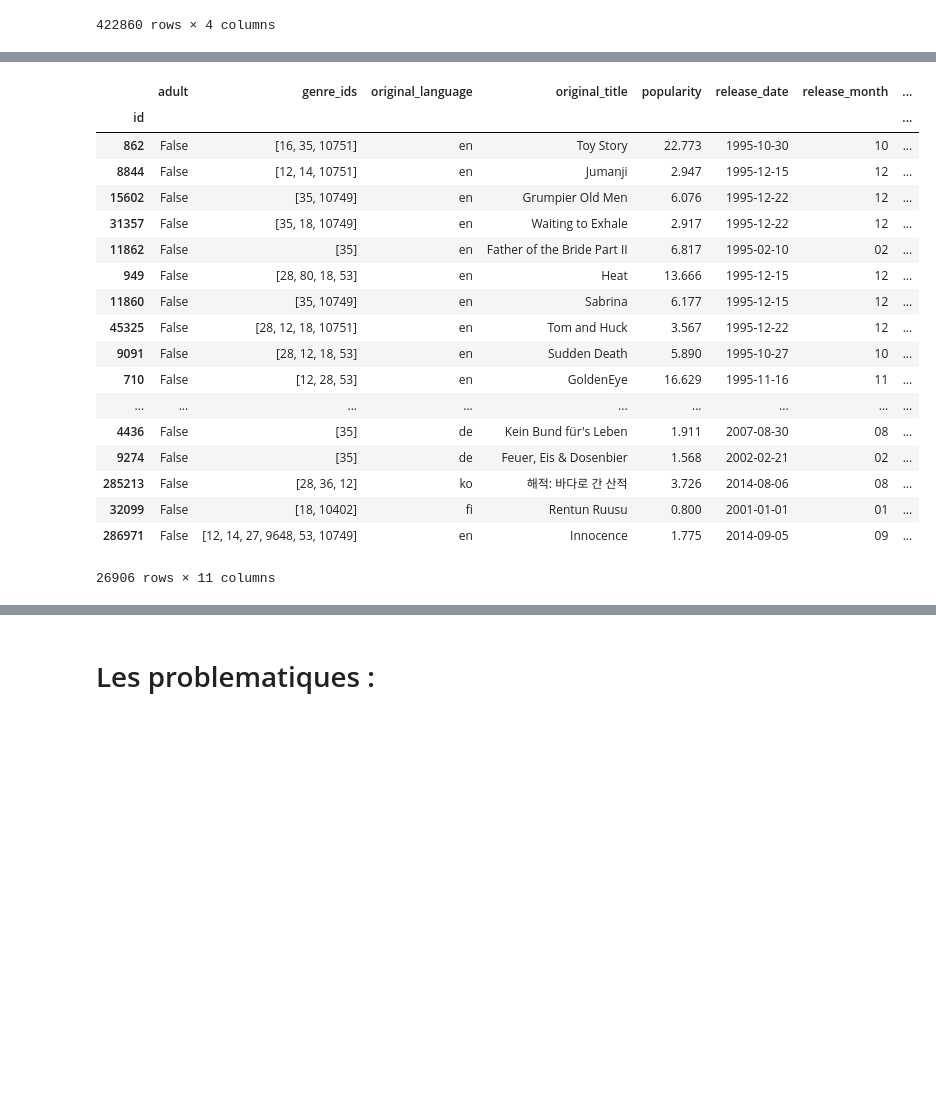
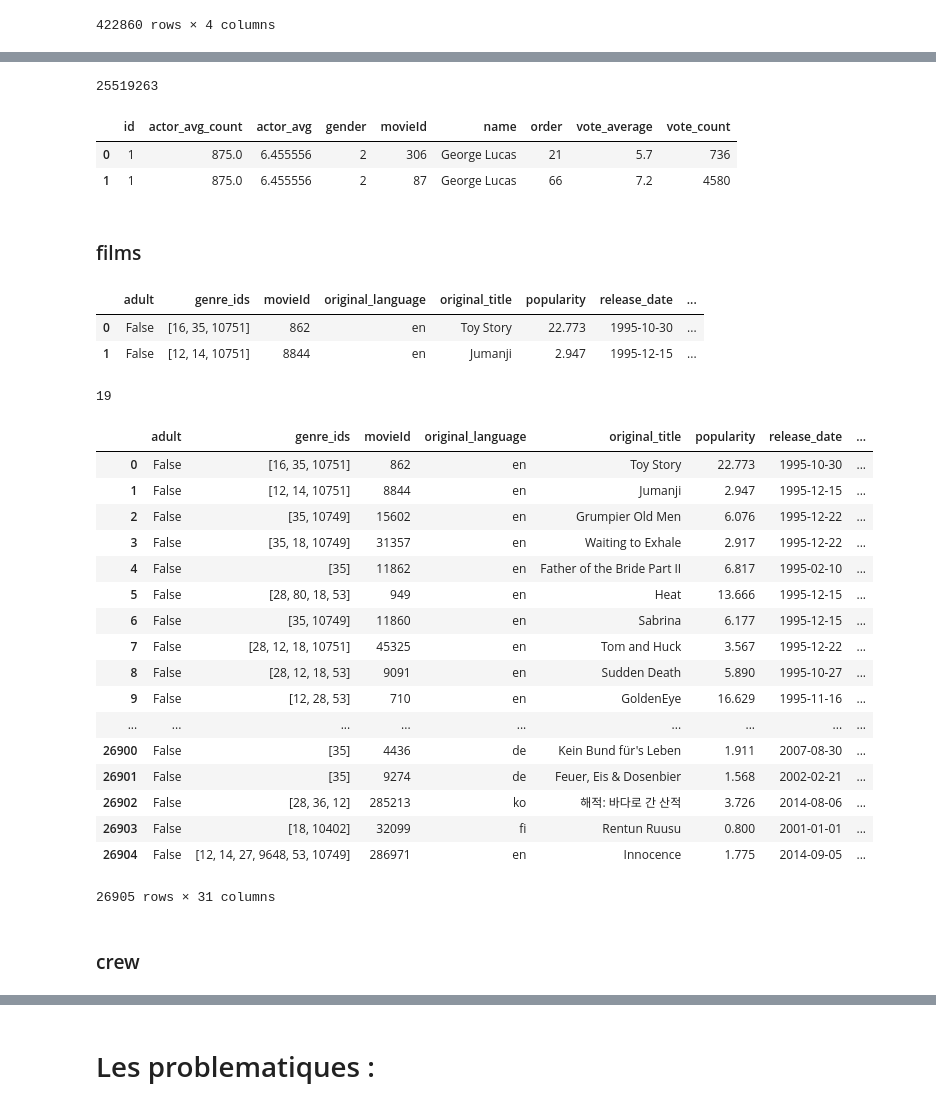
Before and after one commit to chekirou/Machine-learning-on-IMDB, a Jupyter notebook: projet.ipynb, the cells around one changed output, grey strips where cells are left out. Drawn from its saved outputs; the diff is of its cells as text; code cells hidden in the pictures; blank space fills up the shorter version.

```diff
--- a/projet.ipynb
+++ b/projet.ipynb
@@ -92,0 +174,4 @@ data_movies_clean.head(2)
+# %%
+for i in liste_att:
+    if i!="movieId" and pd.api.types.is_numeric_dtype(data_movies_clean[i]):
+        data_movies_clean[i] = normalisation(data_movies_clean[i])
@@ -151,0 +269,5 @@ x[0]
+# %%
+fichier = open("data/clean_actors.csv", "w", encoding="utf-8")
+fichier.write(actors.to_csv(index=False))
+# %% [output]
+25519263
@@ -152,3 +276,11 @@ x[0]
+# %%
+actors_clean.head(2)
+# %% [output]
+|  | id | actor_avg_count | actor_avg | gender | movieId | name | order | vote_average | vote_count |
+| 0 | 1 | 875.0 | 6.455556 | 2 | 306 | George Lucas | 21 | 5.7 | 736 |
+| 1 | 1 | 875.0 | 6.455556 | 2 | 87 | George Lucas | 66 | 7.2 | 4580 |
+# %% [markdown]
+### films
 # %%
 delete = []
 for i in range(len(x)):
@@ -168,25 +300,45 @@ movies = movies.drop("backdrop_path", axis=1)
 movies = movies.drop("overview", axis=1)
 movies = movies.drop("poster_path", axis=1)
 movies = movies.drop("video", axis=1)
+movies.rename(columns={'id':'movieId'},
+                 inplace=True)
+# %%
+
+movies.head(2)
+# %% [output]
+|  | adult | genre_ids | movieId | original_language | original_title | popularity | release_date | ... |
+| 0 | False | [16, 35, 10751] | 862 | en | Toy Story | 22.773 | 1995-10-30 | ... |
+| 1 | False | [12, 14, 10751] | 8844 | en | Jumanji | 2.947 | 1995-12-15 | ... |
+# %%
+liste = set( x for j in movies["genre_ids"].tolist() for x in j)
+# %%
+len(liste)
+# %% [output]
+19
+# %%
+
+for i in liste:
+    movies[i] = 0
 # %%
-movies.set_index('id')
+movies
 # %% [output]
-|  | adult | genre_ids | original_language | original_title | popularity | release_date | release_month | ... |
-| id |  |  |  |  |  |  |  | ... |
-| 862 | False | [16, 35, 10751] | en | Toy Story | 22.773 | 1995-10-30 | 10 | ... |
-| 8844 | False | [12, 14, 10751] | en | Jumanji | 2.947 | 1995-12-15 | 12 | ... |
-| 15602 | False | [35, 10749] | en | Grumpier Old Men | 6.076 | 1995-12-22 | 12 | ... |
-| 31357 | False | [35, 18, 10749] | en | Waiting to Exhale | 2.917 | 1995-12-22 | 12 | ... |
-| 11862 | False | [35] | en | Father of the Bride Part II | 6.817 | 1995-02-10 | 02 | ... |
-| 949 | False | [28, 80, 18, 53] | en | Heat | 13.666 | 1995-12-15 | 12 | ... |
-| 11860 | False | [35, 10749] | en | Sabrina | 6.177 | 1995-12-15 | 12 | ... |
-| 45325 | False | [28, 12, 18, 10751] | en | Tom and Huck | 3.567 | 1995-12-22 | 12 | ... |
-| 9091 | False | [28, 12, 18, 53] | en | Sudden Death | 5.890 | 1995-10-27 | 10 | ... |
-| 710 | False | [12, 28, 53] | en | GoldenEye | 16.629 | 1995-11-16 | 11 | ... |
+|  | adult | genre_ids | movieId | original_language | original_title | popularity | release_date | ... |
+| 0 | False | [16, 35, 10751] | 862 | en | Toy Story | 22.773 | 1995-10-30 | ... |
+| 1 | False | [12, 14, 10751] | 8844 | en | Jumanji | 2.947 | 1995-12-15 | ... |
+| 2 | False | [35, 10749] | 15602 | en | Grumpier Old Men | 6.076 | 1995-12-22 | ... |
+| 3 | False | [35, 18, 10749] | 31357 | en | Waiting to Exhale | 2.917 | 1995-12-22 | ... |
+| 4 | False | [35] | 11862 | en | Father of the Bride Part II | 6.817 | 1995-02-10 | ... |
+| 5 | False | [28, 80, 18, 53] | 949 | en | Heat | 13.666 | 1995-12-15 | ... |
+| 6 | False | [35, 10749] | 11860 | en | Sabrina | 6.177 | 1995-12-15 | ... |
+| 7 | False | [28, 12, 18, 10751] | 45325 | en | Tom and Huck | 3.567 | 1995-12-22 | ... |
+| 8 | False | [28, 12, 18, 53] | 9091 | en | Sudden Death | 5.890 | 1995-10-27 | ... |
+| 9 | False | [12, 28, 53] | 710 | en | GoldenEye | 16.629 | 1995-11-16 | ... |
 | ... | ... | ... | ... | ... | ... | ... | ... | ... |
-| 4436 | False | [35] | de | Kein Bund für's Leben | 1.911 | 2007-08-30 | 08 | ... |
-| 9274 | False | [35] | de | Feuer, Eis & Dosenbier | 1.568 | 2002-02-21 | 02 | ... |
-| 285213 | False | [28, 36, 12] | ko | 해적: 바다로 간 산적 | 3.726 | 2014-08-06 | 08 | ... |
-| 32099 | False | [18, 10402] | fi | Rentun Ruusu | 0.800 | 2001-01-01 | 01 | ... |
-| 286971 | False | [12, 14, 27, 9648, 53, 10749] | en | Innocence | 1.775 | 2014-09-05 | 09 | ... |
+| 26900 | False | [35] | 4436 | de | Kein Bund für's Leben | 1.911 | 2007-08-30 | ... |
+| 26901 | False | [35] | 9274 | de | Feuer, Eis & Dosenbier | 1.568 | 2002-02-21 | ... |
+| 26902 | False | [28, 36, 12] | 285213 | ko | 해적: 바다로 간 산적 | 3.726 | 2014-08-06 | ... |
+| 26903 | False | [18, 10402] | 32099 | fi | Rentun Ruusu | 0.800 | 2001-01-01 | ... |
+| 26904 | False | [12, 14, 27, 9648, 53, 10749] | 286971 | en | Innocence | 1.775 | 2014-09-05 | ... |
-26906 rows × 11 columns
+26905 rows × 31 columns
+# %% [markdown]
+### crew
```
Also changed, not shown: parts of 45 cells of this notebook.
